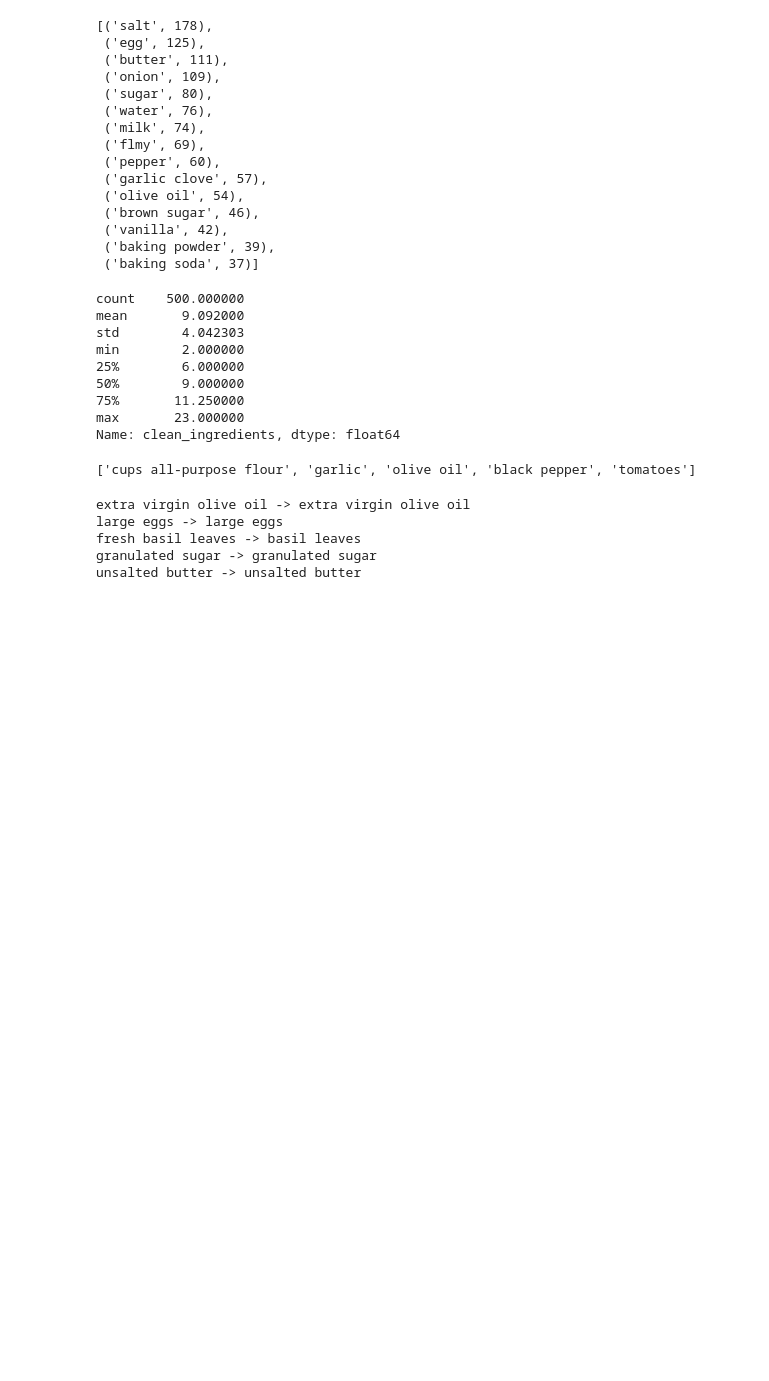
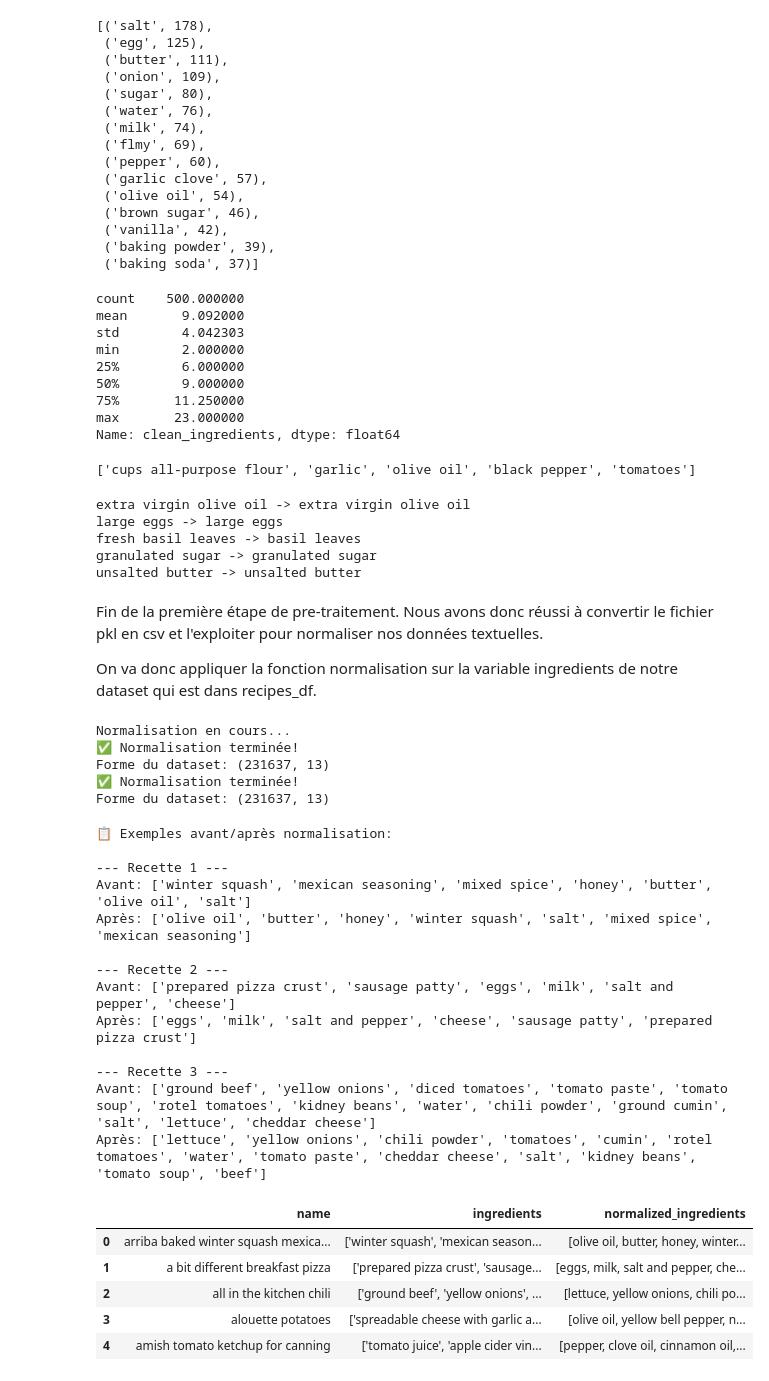
Before and after one commit to Mangetamain/mangetamain, a Jupyter notebook: preprocessing/prepro.ipynb, the cells around one changed output. Saved outputs shown, nothing was run; the diff lists cells and outputs as text; code cells hidden in the pictures; blank space fills up the shorter version.

Commit message:
normalisation des ingredients

```diff
--- a/preprocessing/prepro.ipynb
+++ b/preprocessing/prepro.ipynb
@@ -270,3 +270,52 @@ large eggs -> large eggs
 fresh basil leaves -> basil leaves
 granulated sugar -> granulated sugar
 unsalted butter -> unsalted butter
+# %% [markdown]
+Fin de la première étape de pre-traitement. Nous avons donc réussi à convertir le fichier pkl en csv et l'exploiter pour normaliser nos données textuelles.
+
+On va donc appliquer la fonction normalisation sur la variable ingredients de notre dataset qui est dans recipes_df.
+# %%
+# Appliquer la normalisation sur toute la colonne ingredients
+# Ajouter directement une nouvelle colonne au DataFrame existant
+print("Normalisation en cours...")
+
+# Appliquer la fonction parse_and_clean sur chaque recette
+recipes_df["normalized_ingredients"] = recipes_df["ingredients"].apply(preproc.parse_and_clean)
+
+print("✅ Normalisation terminée!")
+print(f"Forme du dataset: {recipes_df.shape}")
+# %% [output]
+Normalisation en cours...
+✅ Normalisation terminée!
+Forme du dataset: (231637, 13)
+✅ Normalisation terminée!
+Forme du dataset: (231637, 13)
+# %%
+# Comparer quelques exemples avant/après
+print("\n📋 Exemples avant/après normalisation:")
+for i in range(3):
+    print(f"\n--- Recette {i+1} ---")
+    print(f"Avant: {recipes_df.iloc[i]['ingredients']}")
+    print(f"Après: {recipes_df.iloc[i]['normalized_ingredients']}")
+
+recipes_df[["name", "ingredients", "normalized_ingredients"]].head()
+# %% [output]
+📋 Exemples avant/après normalisation:
+
+--- Recette 1 ---
+Avant: ['winter squash', 'mexican seasoning', 'mixed spice', 'honey', 'butter', 'olive oil', 'salt']
+Après: ['olive oil', 'butter', 'honey', 'winter squash', 'salt', 'mixed spice', 'mexican seasoning']
+
+--- Recette 2 ---
+Avant: ['prepared pizza crust', 'sausage patty', 'eggs', 'milk', 'salt and pepper', 'cheese']
+Après: ['eggs', 'milk', 'salt and pepper', 'cheese', 'sausage patty', 'prepared pizza crust']
+
+--- Recette 3 ---
+Avant: ['ground beef', 'yellow onions', 'diced tomatoes', 'tomato paste', 'tomato soup', 'rotel tomatoes', 'kidney beans', 'water', 'chili powder', 'ground cumin', 'salt', 'lettuce', 'cheddar cheese']
+Après: ['lettuce', 'yellow onions', 'chili powder', 'tomatoes', 'cumin', 'rotel tomatoes', 'water', 'tomato paste', 'cheddar cheese', 'salt', 'kidney beans', 'tomato soup', 'beef']
+|  | name | ingredients | normalized_ingredients |
+| 0 | arriba baked winter squash mexica... | ['winter squash', 'mexican season... | [olive oil, butter, honey, winter... |
+| 1 | a bit different breakfast pizza | ['prepared pizza crust', 'sausage... | [eggs, milk, salt and pepper, che... |
+| 2 | all in the kitchen chili | ['ground beef', 'yellow onions', ... | [lettuce, yellow onions, chili po... |
+| 3 | alouette potatoes | ['spreadable cheese with garlic a... | [olive oil, yellow bell pepper, n... |
+| 4 | amish tomato ketchup for canning | ['tomato juice', 'apple cider vin... | [pepper, clove oil, cinnamon oil,... |
```
Also changed, not shown: parts of 1 cell of this notebook, 1 other file.
